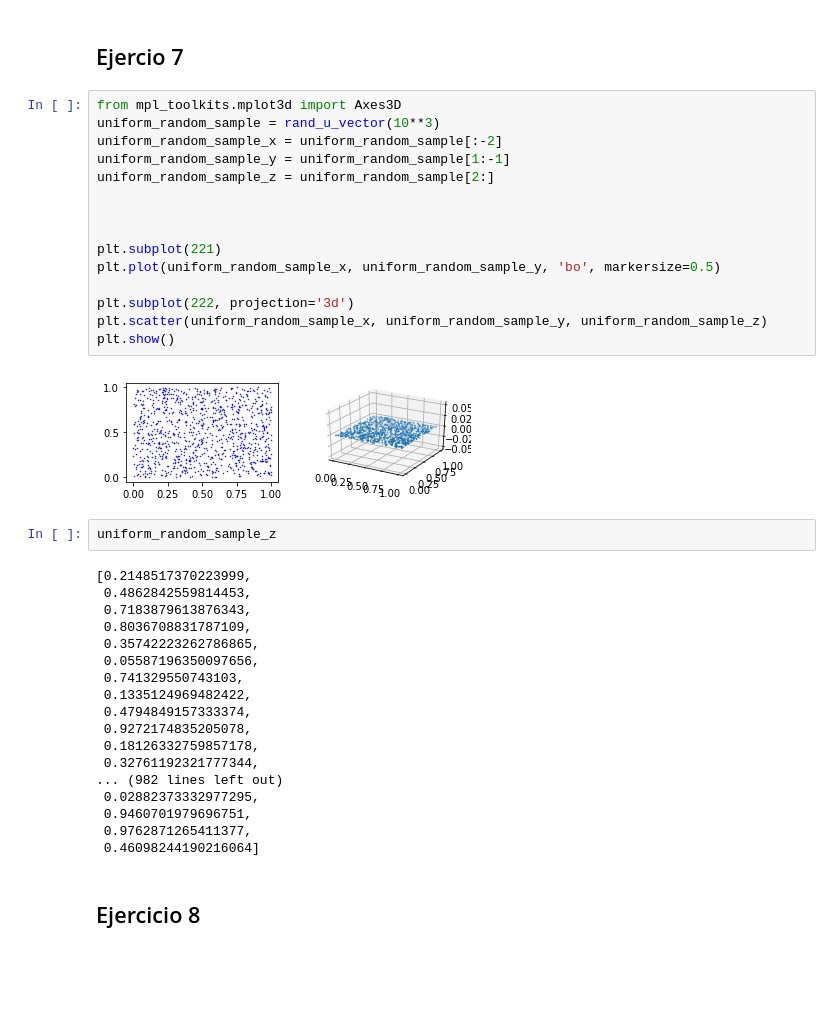
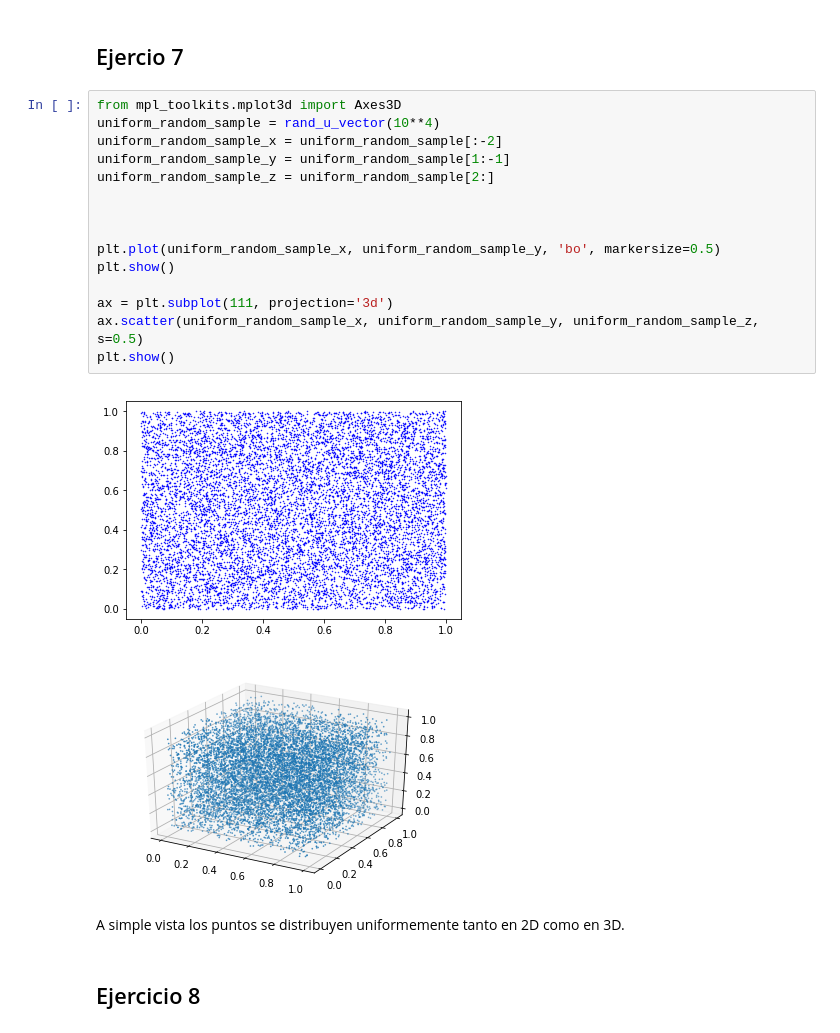
Before and after one commit to gonzalpetraglia/tp1-simu, a Jupyter notebook: TP1.ipynb, the cells around one changed output. Cells and saved outputs as stored; diff of their text form; blank space fills up the shorter version.

```diff
--- a/TP1.ipynb
+++ b/TP1.ipynb
@@ -166,41 +166,24 @@ plt.show()
 ## Ejercio 7
 # %%
 from mpl_toolkits.mplot3d import Axes3D
-uniform_random_sample = rand_u_vector(10**3)
+uniform_random_sample = rand_u_vector(10**4)
 uniform_random_sample_x = uniform_random_sample[:-2]
 uniform_random_sample_y = uniform_random_sample[1:-1]
 uniform_random_sample_z = uniform_random_sample[2:]
 
 
 
-plt.subplot(221)
 plt.plot(uniform_random_sample_x, uniform_random_sample_y, 'bo', markersize=0.5)
+plt.show()
 
-plt.subplot(222, projection='3d')
-plt.scatter(uniform_random_sample_x, uniform_random_sample_y, uniform_random_sample_z)
+ax = plt.subplot(111, projection='3d')
+ax.scatter(uniform_random_sample_x, uniform_random_sample_y, uniform_random_sample_z, s=0.5)
 plt.show()
 # %% [output]
-[figure, old version]
+[figure, new version]
+[figure, added]
-# %%
-uniform_random_sample_z
-# %% [output]
-[0.2148517370223999,
- 0.4862842559814453,
- 0.7183879613876343,
- 0.8036708831787109,
- 0.35742223262786865,
- 0.05587196350097656,
- 0.741329550743103,
- 0.1335124969482422,
- 0.4794849157333374,
- 0.9272174835205078,
- 0.18126332759857178,
- 0.32761192321777344,
-... (982 lines left out)
- 0.02882373332977295,
- 0.9460701979696751,
- 0.9762871265411377,
- 0.46098244190216064]
+# %% [markdown]
+A simple vista los puntos se distribuyen uniformemente tanto en 2D como en 3D.
 # %% [markdown]
 ## Ejercicio 8
 # %%
```
